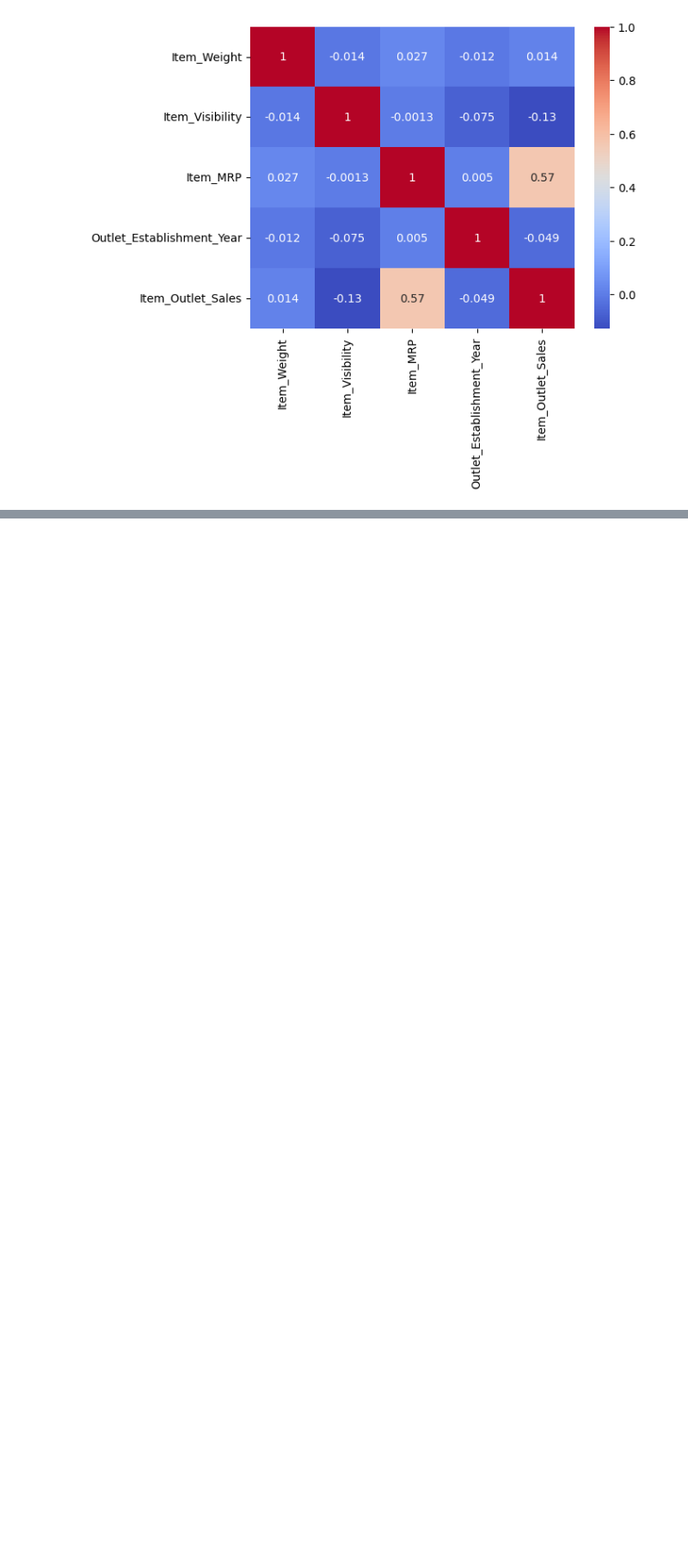
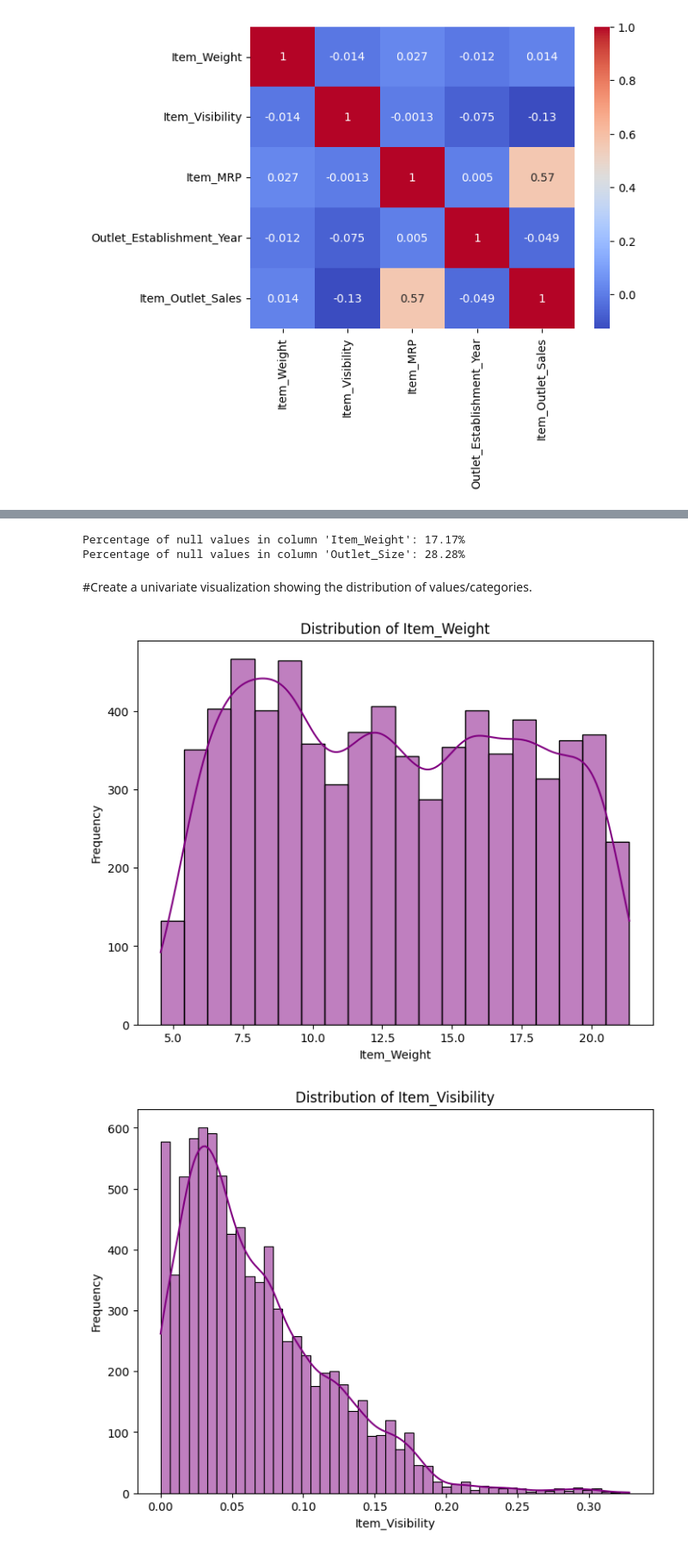
Before and after one commit to Josey1/Prediction-of-Product-Sales, a Jupyter notebook: sales_prediction_project.ipynb, the cells around one changed output, grey strips where cells are left out. Shown at 86% size. Saved outputs shown, nothing was run; the diff lists cells and outputs as text; code cells hidden in the pictures; blank space fills up the shorter version.

```diff
--- a/sales_prediction_project.ipynb
+++ b/sales_prediction_project.ipynb
@@ -367,0 +375,5 @@ sns.heatmap(corr, cmap = 'coolwarm', annot = True);
+# %%
+#Replace MISSING with null Nan for ML
+df_cleaned['Outlet_Size'] = df['Outlet_Size'].replace('MISSING', np.nan)
+# Check value counts
+df_cleaned['Outlet_Size'].value_counts(dropna=False)
@@ -367,0 +421,22 @@ sns.heatmap(corr, cmap = 'coolwarm', annot = True);
+# %%
+#Percentage of nulls in the columns above
+# Specify the columns for which you want to find the percentage of null values
+columns_to_check = ['Item_Weight', 'Outlet_Size']
+
+for column_name in columns_to_check:
+    # Calculate the total number of null values in the specified column
+    null_count = df_cleaned[column_name].isnull().sum()
+
+    # Calculate the total number of values in the specified column
+    total_count = len(df_cleaned[column_name])
+
+    # Calculate the percentage of null values
+    percentage_null = (null_count / total_count) * 100
+
+    # Display the result
+    print("Percentage of null values in column '{}': {:.2f}%".format(column_name, percentage_null))
+# %% [output]
+Percentage of null values in column 'Item_Weight': 17.17%
+Percentage of null values in column 'Outlet_Size': 28.28%
+# %% [markdown]
+#Create a univariate visualization showing the distribution of values/categories.
@@ -367,0 +449,31 @@ sns.heatmap(corr, cmap = 'coolwarm', annot = True);
+# %%
+def visualize_univariate(df_cleaned):
+    # Extract numerical and categorical columns excluding 'Unique_Identifier'
+    numeric_columns = df_cleaned.select_dtypes(include=['int64', 'float64']).columns
+    categorical_columns = df_cleaned.select_dtypes(include=['object']).columns
+    categorical_columns = [col for col in categorical_columns if col != 'Item_Identifier']  # Exclude 'Item_identifier'
+
+    # Plot distribution for numerical columns
+    for column in numeric_columns:
+        plt.figure(figsize=(8, 6))
+        sns.histplot(df_cleaned[column], kde=True, color='purple')
+        plt.title(f'Distribution of {column}')
+        plt.xlabel(column)
+        plt.ylabel('Frequency')
+        plt.show()
+
+    # Plot distribution for categorical columns
+    for column in categorical_columns:
+        plt.figure(figsize=(8, 6))
+        sns.countplot(data=df_cleaned, x=column, hue=column, palette='Set2', legend=False)
+        plt.title(f'Distribution of {column}')
+        plt.xlabel(column)
+        plt.ylabel('Count')
+        plt.xticks(rotation=45)
+        plt.show()
+
+
+visualize_univariate(df_cleaned)
+# %% [output]
+[figure, added]
+[figure, added]
```
Also changed, not shown: parts of 11 cells of this notebook.
